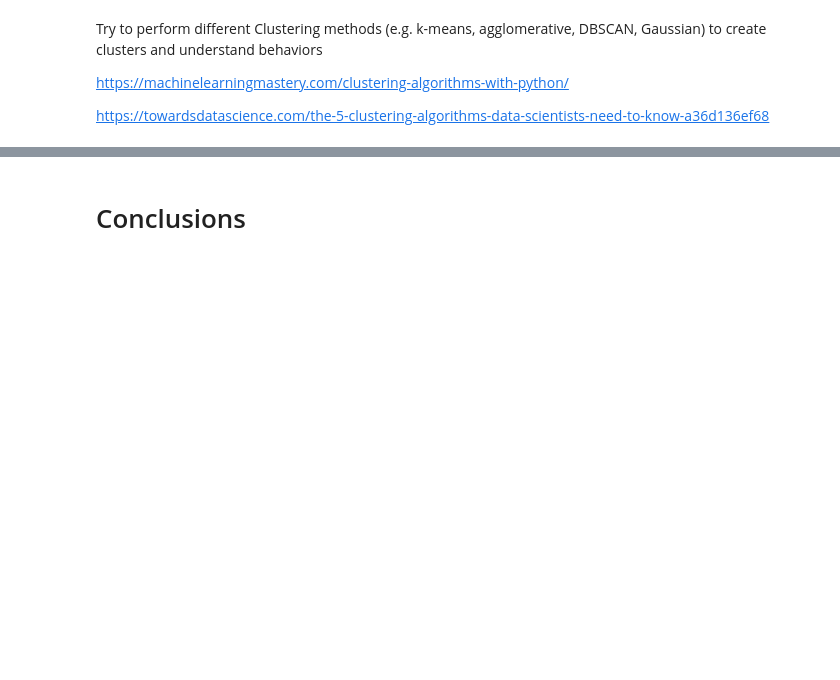
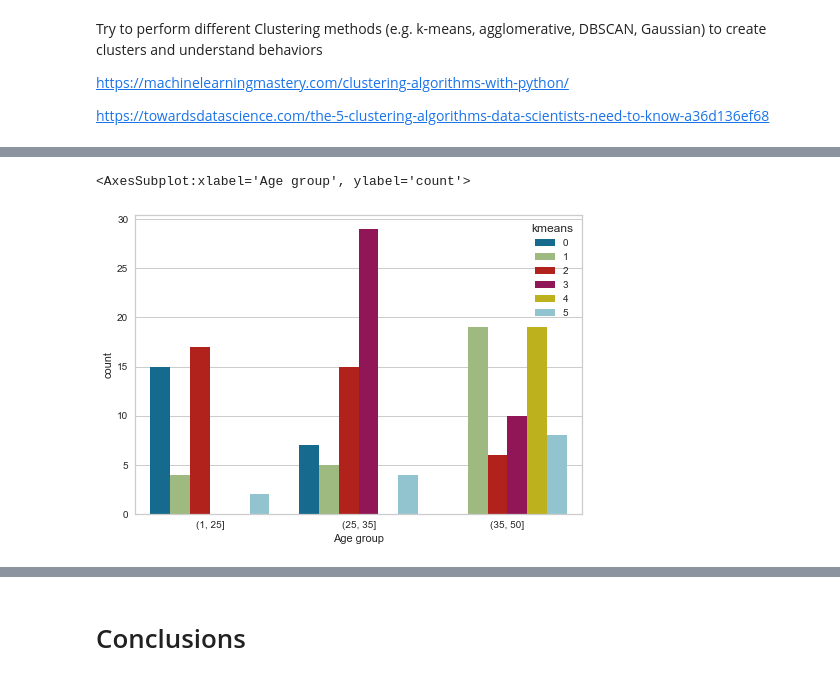
Before and after one commit to Clmntc/Analyse-de-clients-avec-votre-agence-IA, a Jupyter notebook: 02_understand_mall_customers.ipynb, the cells around one changed output, grey strips where cells are left out. Saved outputs shown, nothing was run; the diff lists cells and outputs as text; code cells hidden in the pictures; blank space fills up the shorter version.

```diff
--- a/02_understand_mall_customers.ipynb
+++ b/02_understand_mall_customers.ipynb
@@ -59,0 +140,3 @@ https://towardsdatascience.com/the-5-clustering-algorithms-data-scientists-need-
+# %%
+mall_df1['kmeans'] = kmeans.labels_
+mall_df1
@@ -59,0 +157,5 @@ https://towardsdatascience.com/the-5-clustering-algorithms-data-scientists-need-
+# %%
+sns.countplot(x="Age group", hue="kmeans", data=mall_df1)
+# %% [output]
+<AxesSubplot:xlabel='Age group', ylabel='count'>
+[figure, added]
```
Also changed, not shown: parts of 14 cells of this notebook.
